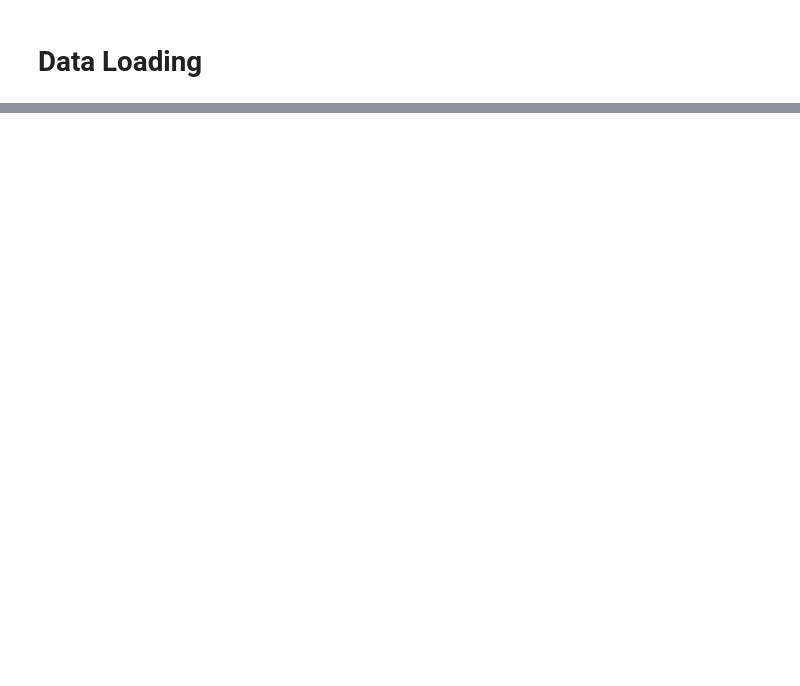
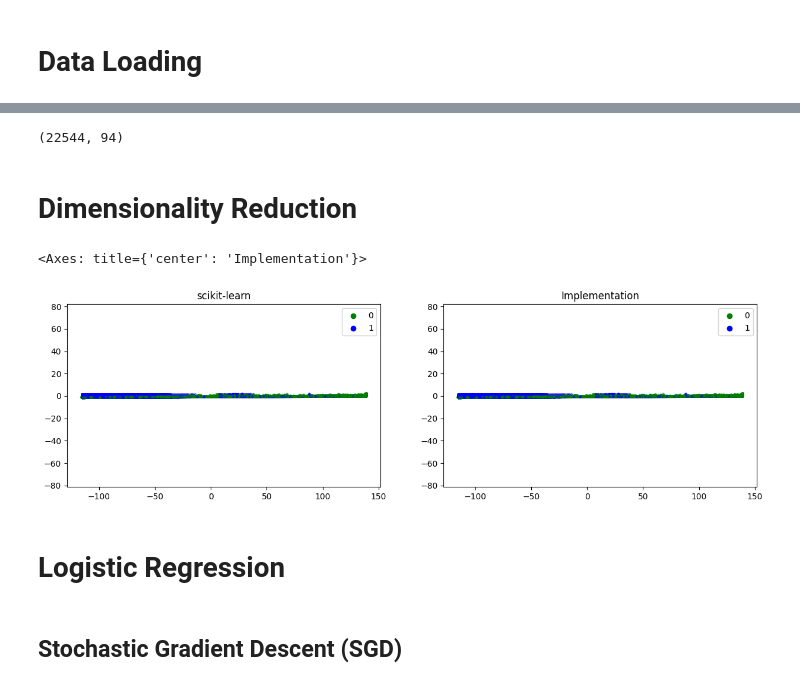
Before and after one commit to sappoPrivy/intrusion_detection_using_ML_models, a Jupyter notebook: main.ipynb, the cells around one changed output, grey strips where cells are left out. Saved outputs shown, nothing was run; the diff lists cells and outputs as text; code cells hidden in the pictures; blank space fills up the shorter version.

```diff
--- a/main.ipynb
+++ b/main.ipynb
@@ -32,0 +88,6 @@ NameError: name 'pd' is not defined
+# %%
+print(X_test.shape)
+# %% [output]
+(22544, 94)
+# %% [markdown]
+# Dimensionality Reduction
@@ -32,0 +116,36 @@ NameError: name 'pd' is not defined
+# %%
+def pca(X, comp):
+    """ Project data onto principal components.
+
+    Args:
+        X (np.ndarray):   data of size (N, num_features)
+        comp (list(int)): specific principal components
+
+    Returns:
+        (ndarray): projected data
+    """
+    # Compute data covariance matrix
+    X_cen = X - np.mean(X, axis=0)             # Centered data (N, num_features)
+    X_cov = (X_cen.T @ X_cen) / X.shape[0]     # Covariance (num_features, num_features)
+
+    # Compute eigenvectors of the matrix
+    e_vals, e_vecs = np.linalg.eig(X_cov)       # Eigenvalues (num_features,) and Eigenvectors (num_features,num_features)
+    sorted_idxs = np.argsort(e_vals)[::-1]      # Sort indices of largest eignevalues
+    e_vecs = e_vecs[:,sorted_idxs]              # Sorted eigenvectors with largest eigenvalues
+
+    # Compute projection of data onto selected eigenvectors
+    X_proj = X_cen @ e_vecs[:,comp] # If 2D (N, num_features) x (num_features, 2) -> (N, 2)
+    return X_proj
+
+plt.subplots(1, 2, figsize=(15, 4))
+embedding1 = pca(X_train, [0, 1])
+embedding2 = sklearn.decomposition.PCA(n_components=2).fit_transform(X_train)
+plot_embedding(embedding1, y_train, 'Implementation')
+plt.subplot(1, 2, 1)
+plot_embedding(embedding2, y_train, 'scikit-learn')
+plt.subplot(1, 2, 2)
+# %% [output]
+<Axes: title={'center': 'Implementation'}>
+[figure, added]
+# %% [markdown]
+# Logistic Regression
@@ -32,0 +162,2 @@ NameError: name 'pd' is not defined
+# %% [markdown]
+## Stochastic Gradient Descent (SGD)
```
Also changed, not shown: parts of 15 cells of this notebook, 3 other files.
